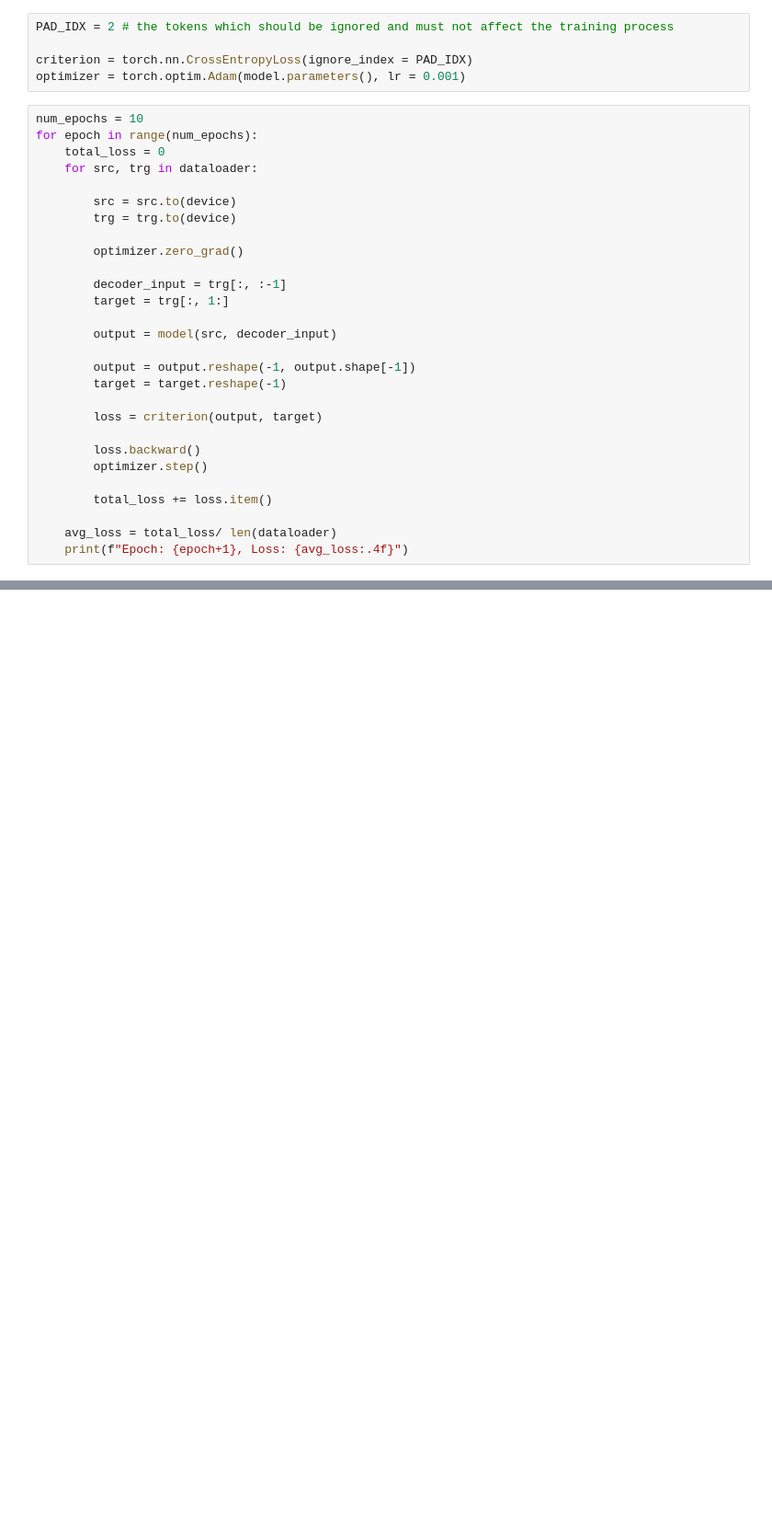
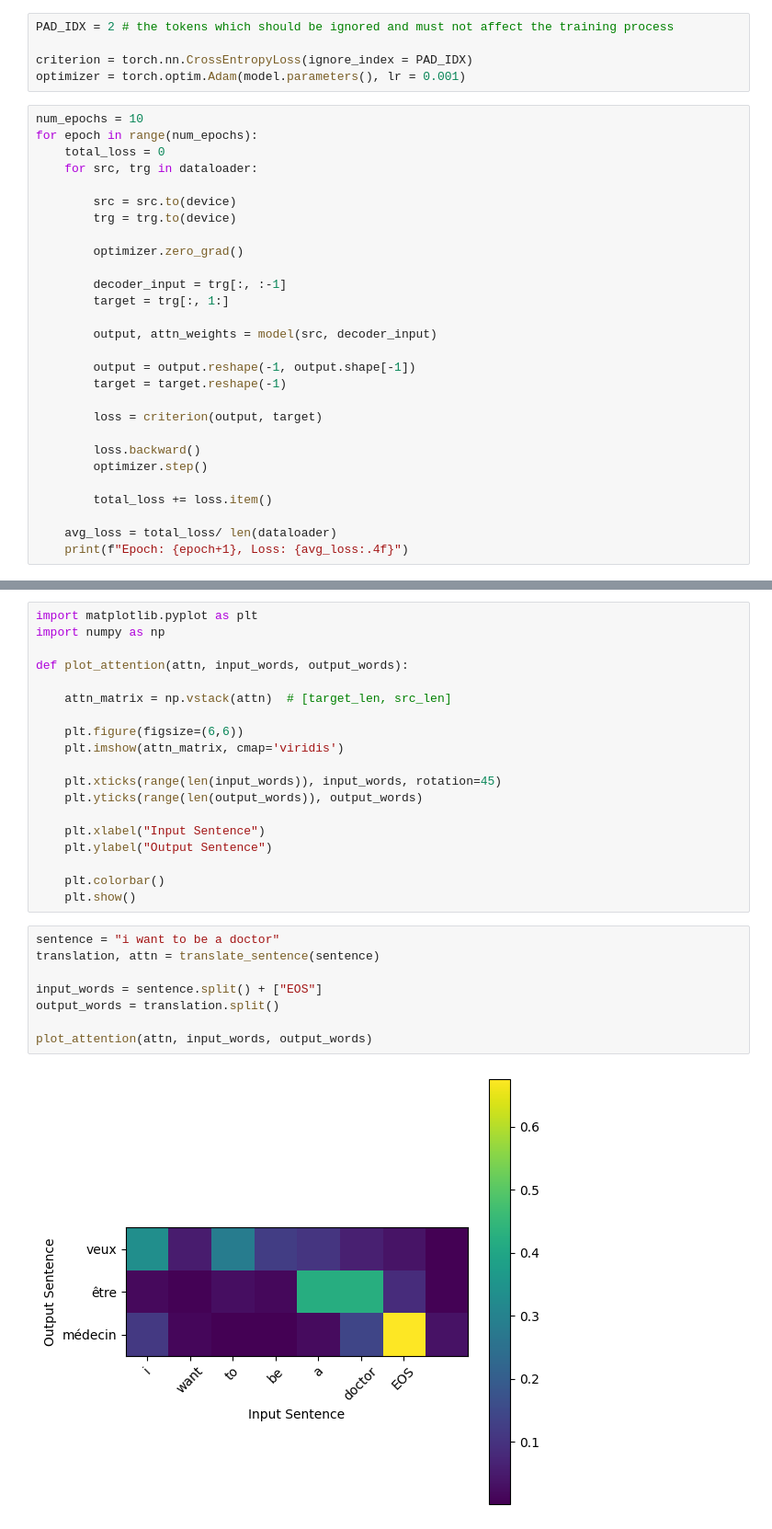
Before and after one commit to Om-codex/seq2seq_transformer_project, a Jupyter notebook: With_attention.ipynb, the cells around one changed output, grey strips where cells are left out. Shown at 92% size. Saved outputs shown, nothing was run; the diff lists cells and outputs as text; blank space fills up the shorter version.

Commit message:
Added the attention module

```diff
--- a/With_attention.ipynb
+++ b/With_attention.ipynb
@@ -133,7 +133,7 @@ for epoch in range(num_epochs):
         decoder_input = trg[:, :-1]
         target = trg[:, 1:]
 
-        output = model(src, decoder_input)
+        output, attn_weights = model(src, decoder_input)
 
         output = output.reshape(-1, output.shape[-1])
         target = target.reshape(-1)
@@ -151,0 +221,29 @@ KeyboardInterrupt:
+# %%
+import matplotlib.pyplot as plt
+import numpy as np
+
+def plot_attention(attn, input_words, output_words):
+
+    attn_matrix = np.vstack(attn)  # [target_len, src_len]
+
+    plt.figure(figsize=(6,6))
+    plt.imshow(attn_matrix, cmap='viridis')
+
+    plt.xticks(range(len(input_words)), input_words, rotation=45)
+    plt.yticks(range(len(output_words)), output_words)
+
+    plt.xlabel("Input Sentence")
+    plt.ylabel("Output Sentence")
+
+    plt.colorbar()
+    plt.show()
+# %%
+sentence = "i want to be a doctor"
+translation, attn = translate_sentence(sentence)
+
+input_words = sentence.split() + ["EOS"]
+output_words = translation.split()
+
+plot_attention(attn, input_words, output_words)
+# %% [output]
+[figure, added]
```
Also changed, not shown: parts of 5 cells of this notebook, 3 other files.
